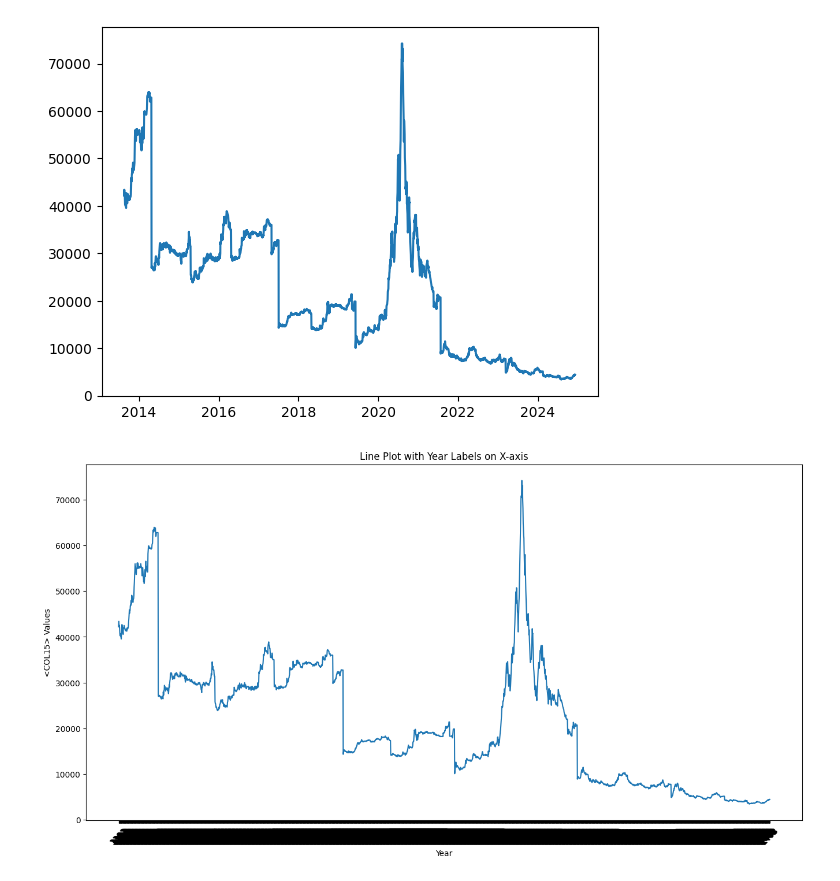
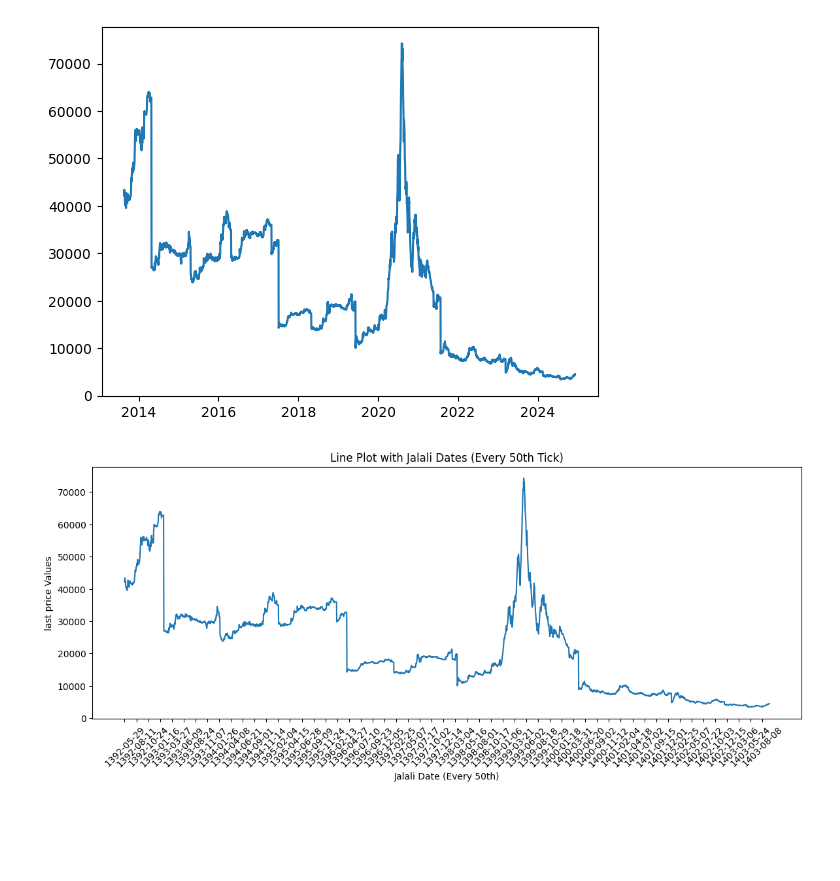
Before and after one commit to mostafamhmdi/IR-MCI-Stock, a Jupyter notebook: codes/cleansing.ipynb, the cells around one changed output. Drawn from its saved outputs; the diff is of its cells as text; code cells hidden in the pictures; blank space fills up the shorter version.

```diff
--- a/codes/cleansing.ipynb
+++ b/codes/cleansing.ipynb
@@ -6,6 +6,6 @@ import seaborn as sns
 from persiantools.jdatetime import JalaliDate
 import jalali_pandas
 # %%
-df = pd.read_csv(r'../data/MCI.csv', encoding='utf-8')
+df = pd.read_csv(r'../data/IRMCI.csv', encoding='utf-8')
 df.head()
 # %% [output]
@@ -18,9 +18,9 @@ df.head()
 # %%
-df['Gregorian_Date'] = pd.to_datetime(df['<DTYYYYMMDD>'], format='%Y%m%d')
+df['Gregorian_Date'] = pd.to_datetime(df['miladi'], format='%Y%m%d')
 df["Jalali_Date"] = df["Gregorian_Date"].jalali.to_jalali()
 df['year'] = df["Jalali_Date"].jalali.year
 df['month'] = df["Jalali_Date"].jalali.month
 df['day'] = df["Jalali_Date"].jalali.day
 df['weekday'] = df["Jalali_Date"].jalali.weekday
-df.drop(['<TICKER>','<OPENINT>','<COl12>','<COl13>','<DTYYYYMMDD>','<COl14>'],axis=1,inplace=True)
+df.drop(['ticker','shamsi','miladi'],axis=1,inplace=True)
 # %%
@@ -30,22 +30,24 @@ plt.plot(df['Gregorian_Date'],df['<COl15>'])
 [figure]
 # %%
 df['Jalali_Date_Str'] = df['Jalali_Date'].apply(lambda x: x.strftime('%Y-%m-%d'))
-df['year1'] = df['Jalali_Date'].apply(lambda x: x.year)
 
+# Adjust figure size
+plt.figure(figsize=(14, 5))  # Width: 16, Height: 8
 
-plt.figure(figsize=(16, 8))  # Adjust plot size
-plt.plot(df['Jalali_Date_Str'], df['<COl15>'])
+# Plotting the data
+plt.plot(df['Jalali_Date_Str'], df['last_price'])
 
-# Replace x-axis ticks with 'year' labels
-plt.xticks(ticks=range(len(df['Jalali_Date_Str'])), labels=df['year1'], rotation=45)
+# Set x-axis ticks to show every 50th data point
+x_ticks_indices = range(0, len(df['Jalali_Date_Str']), 50)  # Every 50th index
+x_ticks_labels = df['Jalali_Date_Str'].iloc[x_ticks_indices]
+plt.xticks(ticks=x_ticks_indices, labels=x_ticks_labels, rotation=45)
 
-# Add labels and titles
-plt.xlabel('Year')
-plt.ylabel('<COL15> Values')  # Replace <COL15> with a descriptive label
-plt.title('Line Plot with Year Labels on X-axis')
+# Add labels and title
+plt.xlabel('Jalali Date (Every 50th)')
+plt.ylabel('last price Values')  # Replace <COL15> with a descriptive label
+plt.title('Line Plot with Jalali Dates (Every 50th Tick)')
 
-
-# Show plot
+# Display the plot
 plt.show()
 # %% [output]
-[figure, old version]
+[figure, new version]
```
Also changed, not shown: parts of 11 cells of this notebook.
